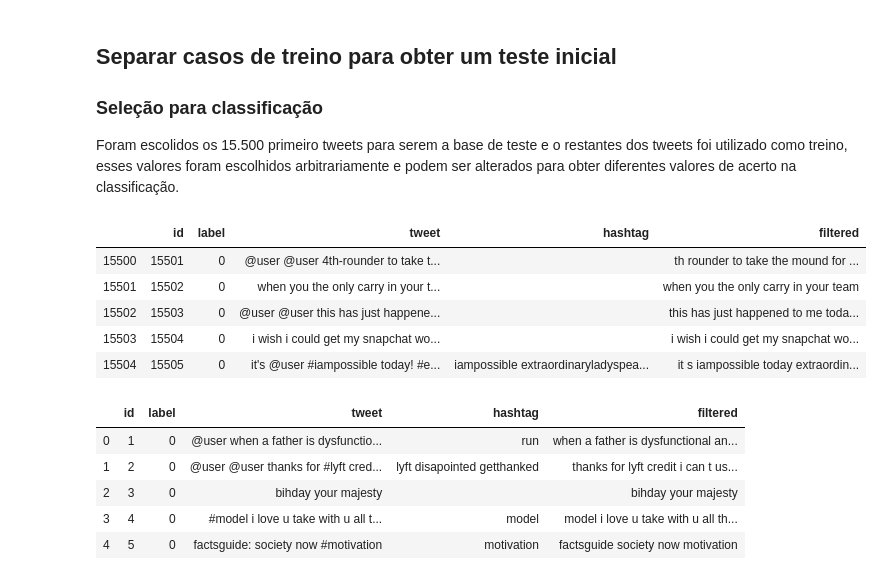
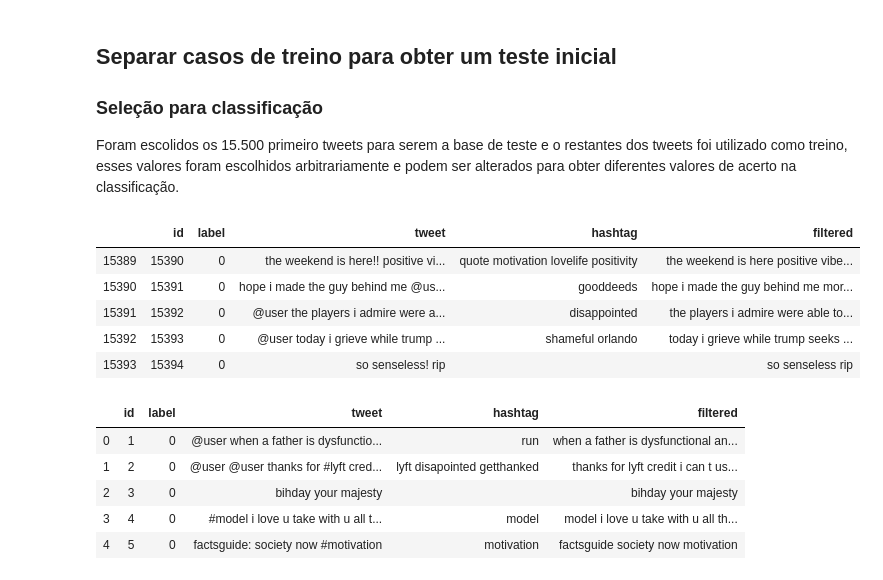
Before and after one commit to GabrielTiveron/HateSpeechClassifier, a Jupyter notebook: notebooks/HateSpeechClassifier.ipynb, the cells around one changed output. Saved outputs shown, nothing was run; the diff lists cells and outputs as text; code cells hidden in the pictures.

Commit message:
Add random to get train and test index

```diff
--- a/notebooks/HateSpeechClassifier.ipynb
+++ b/notebooks/HateSpeechClassifier.ipynb
@@ -145,16 +144,18 @@ plot(labels, sizes, 0)
 ## Separar casos de treino para obter um teste inicial
 ### Seleção para classificação
 Foram escolidos os 15.500 primeiro tweets para serem a base de teste e o restantes dos tweets foi utilizado como treino, esses valores foram escolhidos arbitrariamente e podem ser alterados para obter diferentes valores de acerto na classificação.
+# %%
+range_of_train = random.randint(10000, 15500)
 # %%
-train_set = feature_data[feature_data['id'] > 15500]
+train_set = feature_data[feature_data['id'] > range_of_train]
 train_set.head()
 # %% [output]
 |  | id | label | tweet | hashtag | filtered |
-| 15500 | 15501 | 0 | @user @user 4th-rounder to take t... |  | th rounder to take the mound for ... |
-| 15501 | 15502 | 0 | when you the only carry in your t... |  | when you the only carry in your team |
-| 15502 | 15503 | 0 | @user @user this has just happene... |  | this has just happened to me toda... |
-| 15503 | 15504 | 0 | i wish i could get my snapchat wo... |  | i wish i could get my snapchat wo... |
-| 15504 | 15505 | 0 | it's @user #iampossible today! #e... | iampossible extraordinaryladyspea... | it s iampossible today extraordin... |
+| 15389 | 15390 | 0 | the weekend is here!! positive vi... | quote motivation lovelife positivity | the weekend is here positive vibe... |
+| 15390 | 15391 | 0 | hope i made the guy behind me @us... | gooddeeds | hope i made the guy behind me mor... |
+| 15391 | 15392 | 0 | @user the players i admire were a... | disappointed | the players i admire were able to... |
+| 15392 | 15393 | 0 | @user today i grieve while trump ... | shameful orlando | today i grieve while trump seeks ... |
+| 15393 | 15394 | 0 | so senseless! rip |  | so senseless rip |
 # %%
 good_train = train_set[train_set['label'] == 0]
 bad_train = train_set[train_set['label'] == 1]
```
Also changed, not shown: parts of 3 cells of this notebook.
